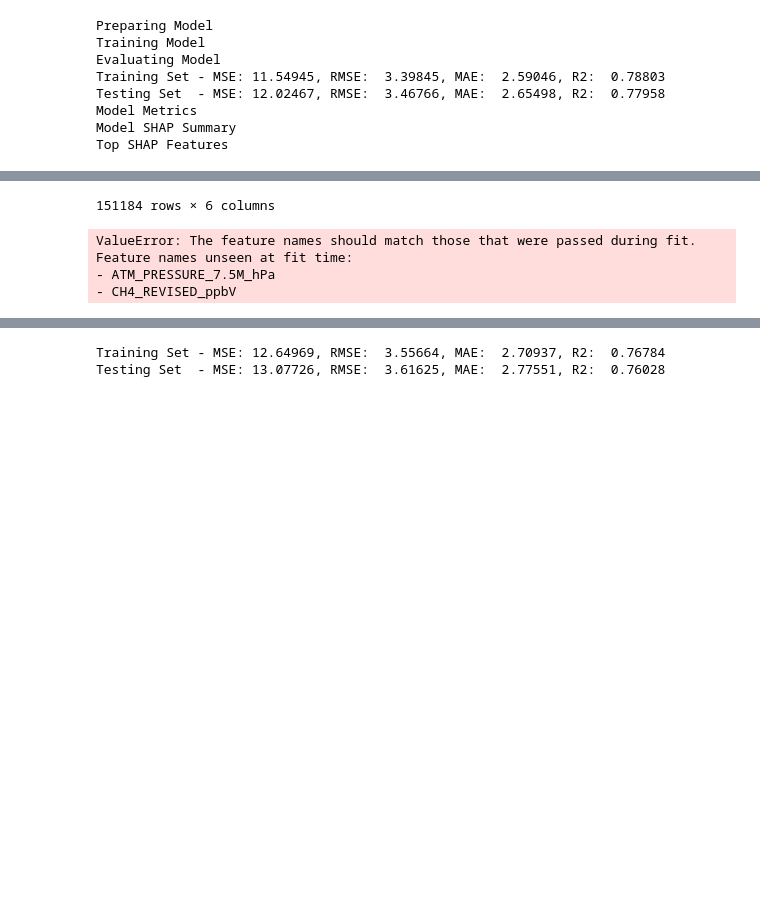
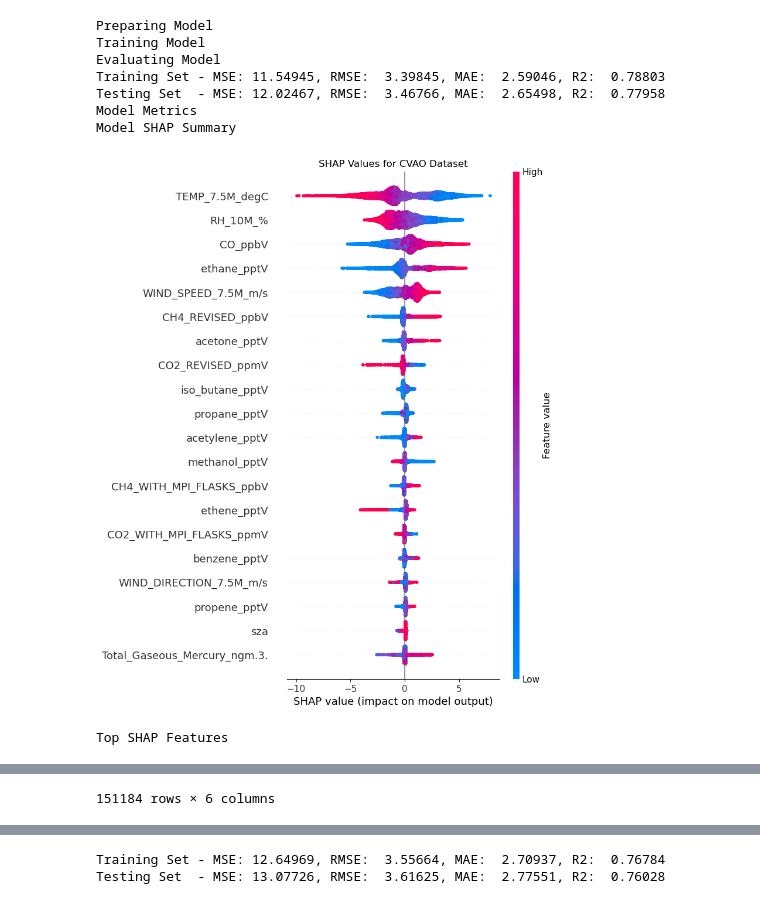
Before and after one commit to Callummmmmmm/ML-Project, a Jupyter notebook: Code/ml-model.ipynb, the cells around one changed output, grey strips where cells are left out. Saved outputs shown, nothing was run; the diff lists cells and outputs as text; code cells hidden in the pictures; blank space fills up the shorter version.

```diff
--- a/Code/ml-model.ipynb
+++ b/Code/ml-model.ipynb
@@ -158,33 +222,34 @@ class MODEL:
 # %%
 mod = HistGradientBoostingRegressor(random_state=1)
 M = MODEL(clean_df, 'O3_ppbV', mod)
 
 print('Preparing Model')
 M.prepare_data()
 
 print('Training Model')
 M.train_model()
 
 print('Evaluating Model')
 M.evaluate_model()
 
 print('Model Metrics')
 M.model_metrics()
 
 print('Model SHAP Summary')
-M.shap_summary(file_name = 'SSHAP', title = 'SHAP')
+M.shap_summary(file_name = 'CVAO_SHAP', title = 'SHAP Values for CVAO Dataset')
 
 print('Top SHAP Features')
 M.shap_top_features(top_n=5)
 # %% [output]
 Preparing Model
 Training Model
 Evaluating Model
 Training Set - MSE: 11.54945, RMSE:  3.39845, MAE:  2.59046, R2:  0.78803
 Testing Set  - MSE: 12.02467, RMSE:  3.46766, MAE:  2.65498, R2:  0.77958
 Model Metrics
 Model SHAP Summary
-Top SHAP Features
+[figure, added]
+Top SHAP Features
 |  | TEMP_7.5M_degC | RH_10M_% | CO_ppbV | ethane_pptV | WIND_SPEED_7.5M_m/s | O3_ppbV |
 | Date and Time (UTC) |  |  |  |  |  |  |
 | 2006-10-02 16:00:00 | 33.8 | 70.7 | NaN | 499.48 | 4.6 | 17.3 |
@@ -198,11 +263,4 @@ Top SHAP Features
 | 2023-12-31 21:00:00 | 24.0 | 79.5 | 99.368 | NaN | 4.0 | NaN |
 | 2023-12-31 22:00:00 | 23.9 | 80.1 | 99.337 | NaN | 4.0 | NaN |
 | 2023-12-31 23:00:00 | 23.8 | 80.9 | 99.990 | NaN | 4.1 | NaN |
-151184 rows × 6 columns
+151184 rows × 6 columns
-# %%
-M.evaluate_importance(5)
-# %% [output]
-ValueError: The feature names should match those that were passed during fit.
-Feature names unseen at fit time:
-- ATM_PRESSURE_7.5M_hPa
-- CH4_REVISED_ppbV
```
Also changed, not shown: parts of 2 cells of this notebook, 3 other files.
